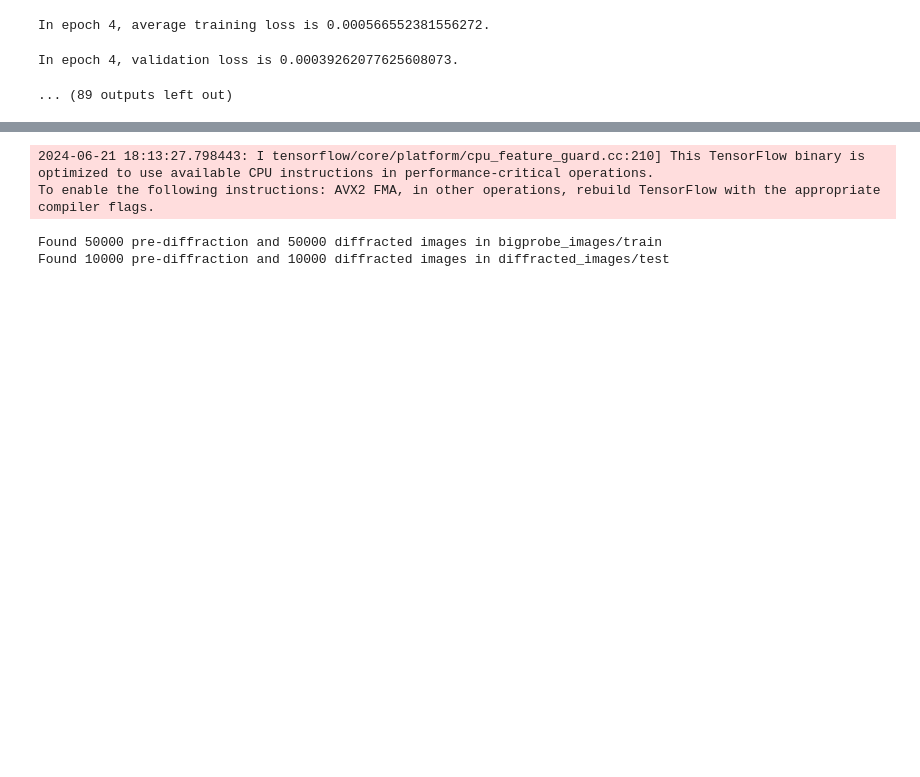
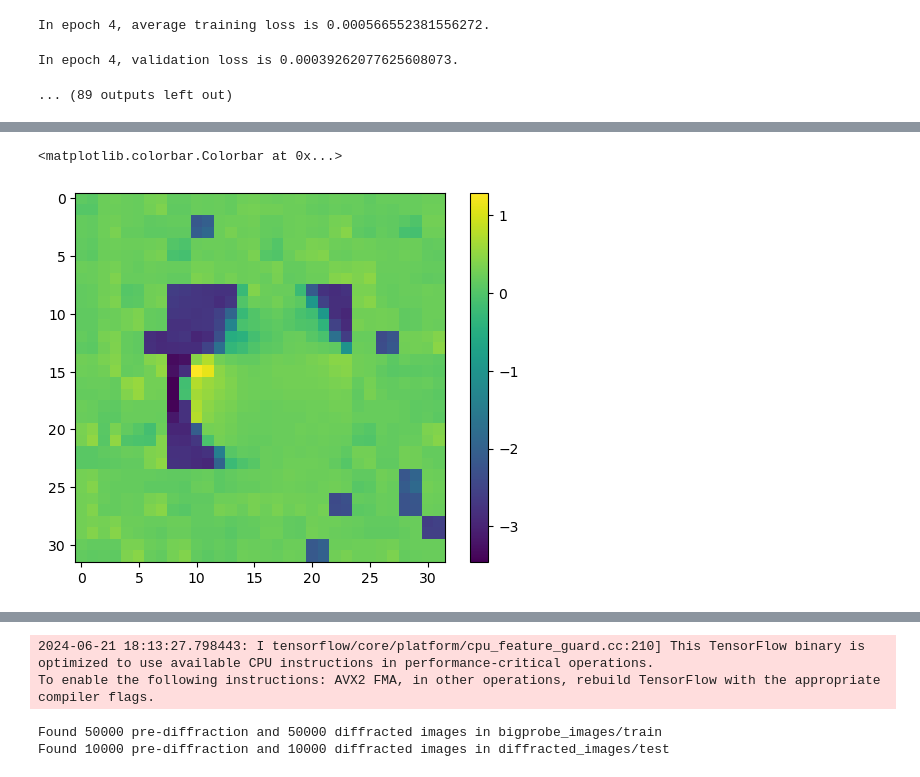
Before and after one commit to hoidn/MAE, a Jupyter notebook: runs.ipynb, the cells around one changed output, grey strips where cells are left out. Cells and saved outputs as stored; diff of their text form; code cells hidden in the pictures; blank space fills up the shorter version.

```diff
--- a/runs.ipynb
+++ b/runs.ipynb
@@ -232,0 +234,7 @@ In epoch 4, validation loss is 0.001974385476205498.
+# %%
+import matplotlib.pyplot as plt
+plt.imshow(intermediate_img[5, 1:3, :, :].cpu().mean(axis = 0))
+plt.colorbar()
+# %% [output]
+<matplotlib.colorbar.Colorbar at 0x...>
+[figure, added]
```
Also changed, not shown: parts of 23 cells of this notebook, 4 other files.
